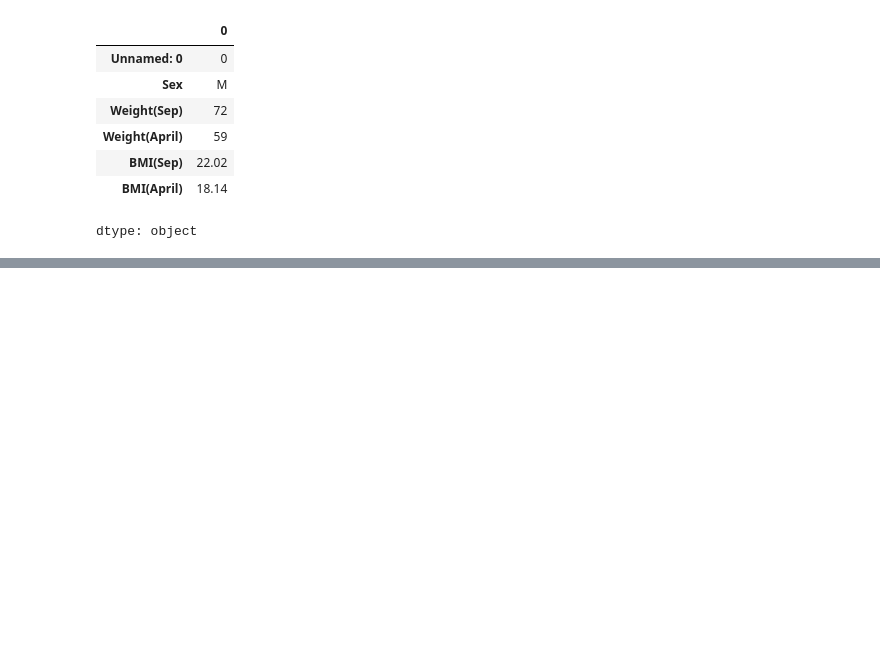
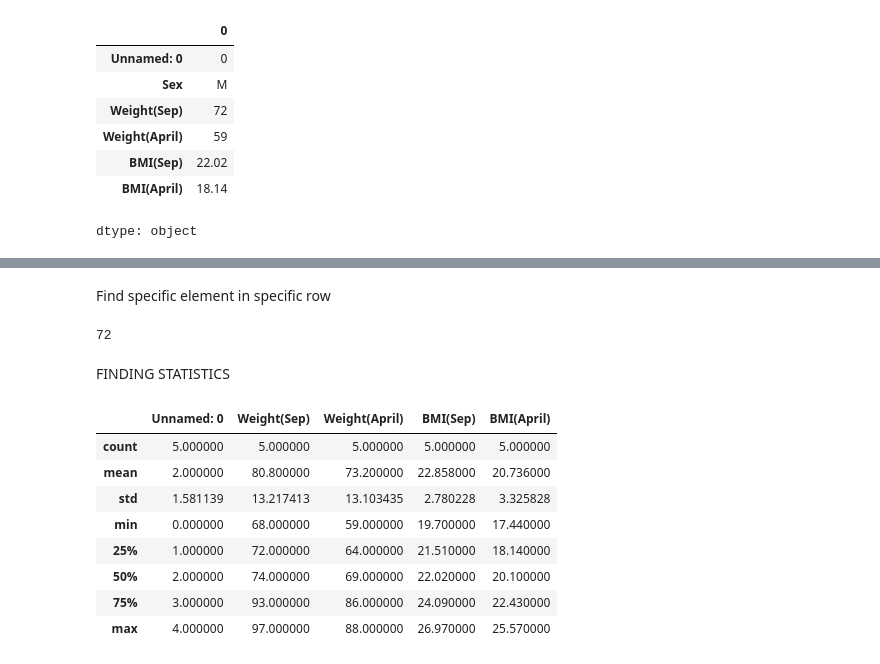
Before and after one commit to DevanshikaPiparsania/Basic-Fundamentals-Presentations, a Jupyter notebook: Intro_to_Pandas.ipynb, the cells around one changed output, grey strips where cells are left out. Cells and saved outputs as stored; diff of their text form; code cells hidden in the pictures; blank space fills up the shorter version.

```diff
--- a/Intro_to_Pandas.ipynb
+++ b/Intro_to_Pandas.ipynb
@@ -71,0 +99,20 @@ dtype: object
+# %% [markdown]
+Find specific element in specific row
+# %%
+df.loc[0,"Weight(Sep)"]
+# %% [output]
+72
+# %% [markdown]
+FINDING STATISTICS
+# %%
+df.describe()
+# %% [output]
+|  | Unnamed: 0 | Weight(Sep) | Weight(April) | BMI(Sep) | BMI(April) |
+| count | 5.000000 | 5.000000 | 5.000000 | 5.000000 | 5.000000 |
+| mean | 2.000000 | 80.800000 | 73.200000 | 22.858000 | 20.736000 |
+| std | 1.581139 | 13.217413 | 13.103435 | 2.780228 | 3.325828 |
+| min | 0.000000 | 68.000000 | 59.000000 | 19.700000 | 17.440000 |
+| 25% | 1.000000 | 72.000000 | 64.000000 | 21.510000 | 18.140000 |
+| 50% | 2.000000 | 74.000000 | 69.000000 | 22.020000 | 20.100000 |
+| 75% | 3.000000 | 93.000000 | 86.000000 | 24.090000 | 22.430000 |
+| max | 4.000000 | 97.000000 | 88.000000 | 26.970000 | 25.570000 |
```
Also changed, not shown: parts of 6 cells of this notebook.
